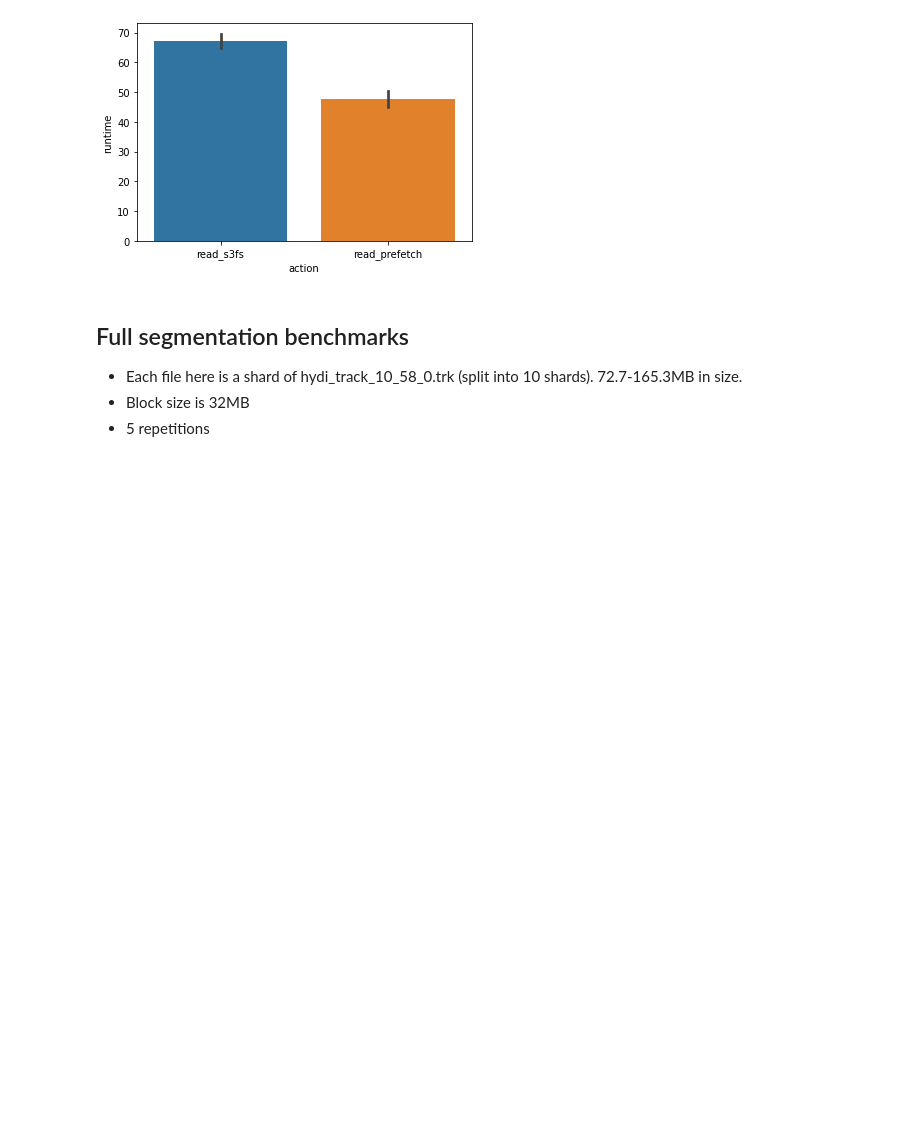
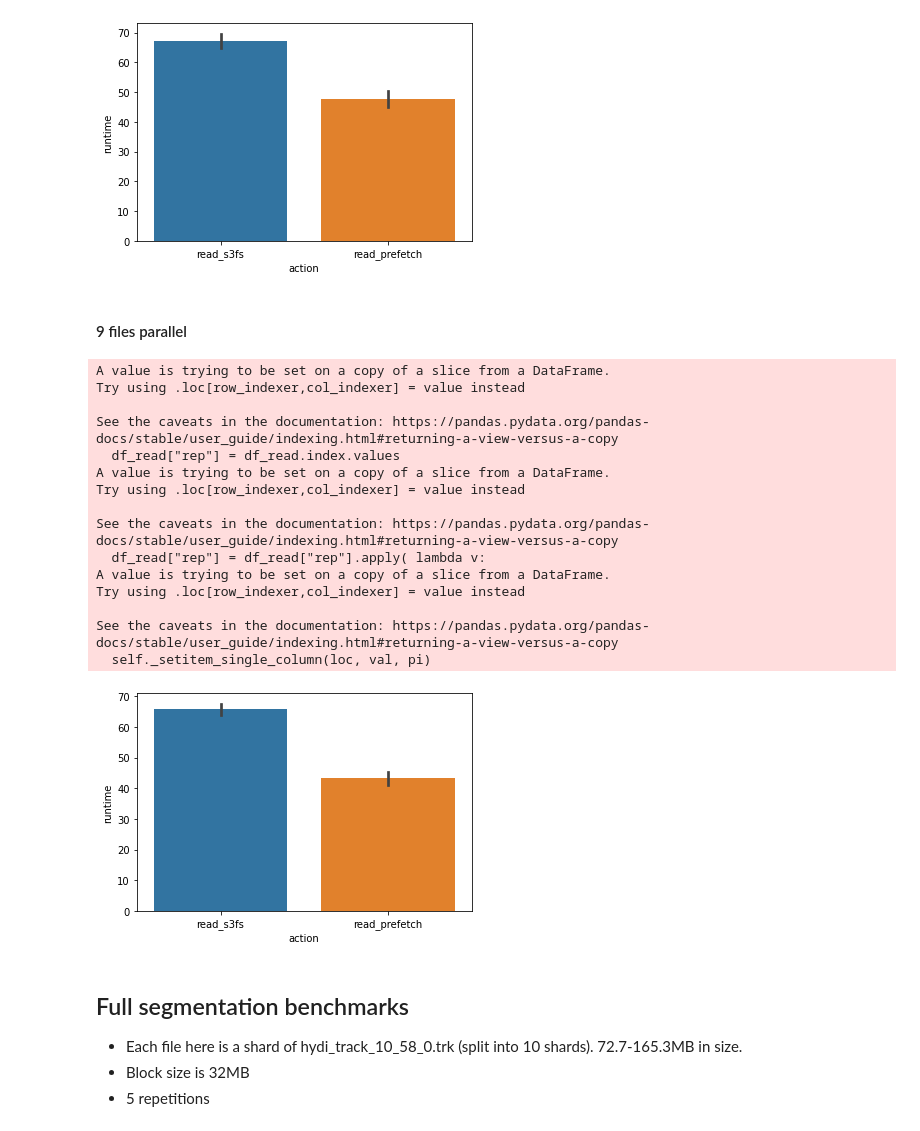
Before and after one commit to ValHayot/rollingprefetch, a Jupyter notebook: experiments/notebooks/segmentation.ipynb, the cells around one changed output. Saved outputs shown, nothing was run; the diff lists cells and outputs as text; code cells hidden in the pictures; blank space fills up the shorter version.

```diff
--- a/experiments/notebooks/segmentation.ipynb
+++ b/experiments/notebooks/segmentation.ipynb
@@ -47,6 +55,39 @@ Try using .loc[row_indexer,col_indexer] = value instead
 See the caveats in the documentation: https://pandas.pydata.org/pandas-docs/stable/user_guide/indexing.html#returning-a-view-versus-a-copy
   self._setitem_single_column(loc, val, pi)
 [figure]
+# %% [markdown]
+#### 9 files parallel
+# %%
+df = pd.read_csv("../results/us-west-2-R5.4xlarge/segmentation_shards_waypoint_9f_5r_33554432b_16j_seq.out")
+df_read = df[df["action"].str.contains("read")]
+df_read["rep"] = df_read.index.values
+
+df_read["rep"] = df_read["rep"].apply( lambda v:
+    0 if 0 <= v <= 10
+    else 1 if 12 <= v <= 22
+    else 2 if 24 <= v <= 34
+    else 3 if 36 <= v <= 46
+    else 4
+)
+df_read.loc[df["action"].str.contains("s3fs"), ["rep","runtime"]] = df_read.loc[df["action"].str.contains("s3fs"), ["rep","runtime"]].groupby("rep").sum()
+ax = sns.barplot(x="action", y="runtime", data=df_read)
+# %% [output]
+A value is trying to be set on a copy of a slice from a DataFrame.
+Try using .loc[row_indexer,col_indexer] = value instead
+
+See the caveats in the documentation: https://pandas.pydata.org/pandas-docs/stable/user_guide/indexing.html#returning-a-view-versus-a-copy
+  df_read["rep"] = df_read.index.values
+A value is trying to be set on a copy of a slice from a DataFrame.
+Try using .loc[row_indexer,col_indexer] = value instead
+
+See the caveats in the documentation: https://pandas.pydata.org/pandas-docs/stable/user_guide/indexing.html#returning-a-view-versus-a-copy
+  df_read["rep"] = df_read["rep"].apply( lambda v:
+A value is trying to be set on a copy of a slice from a DataFrame.
+Try using .loc[row_indexer,col_indexer] = value instead
+
+See the caveats in the documentation: https://pandas.pydata.org/pandas-docs/stable/user_guide/indexing.html#returning-a-view-versus-a-copy
+  self._setitem_single_column(loc, val, pi)
+[figure, added]
 # %% [markdown]
 ## Full segmentation benchmarks
 
```
Also changed, not shown: parts of 10 cells of this notebook.
